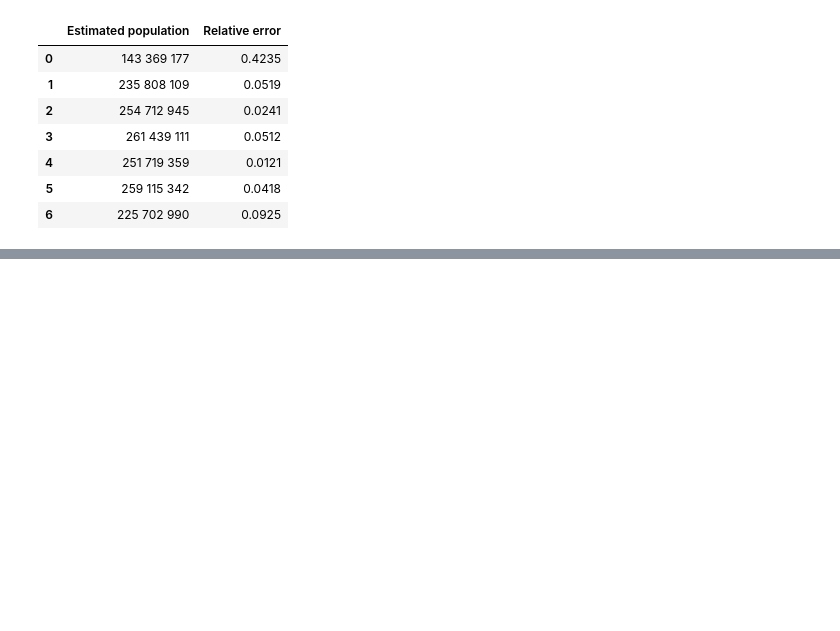
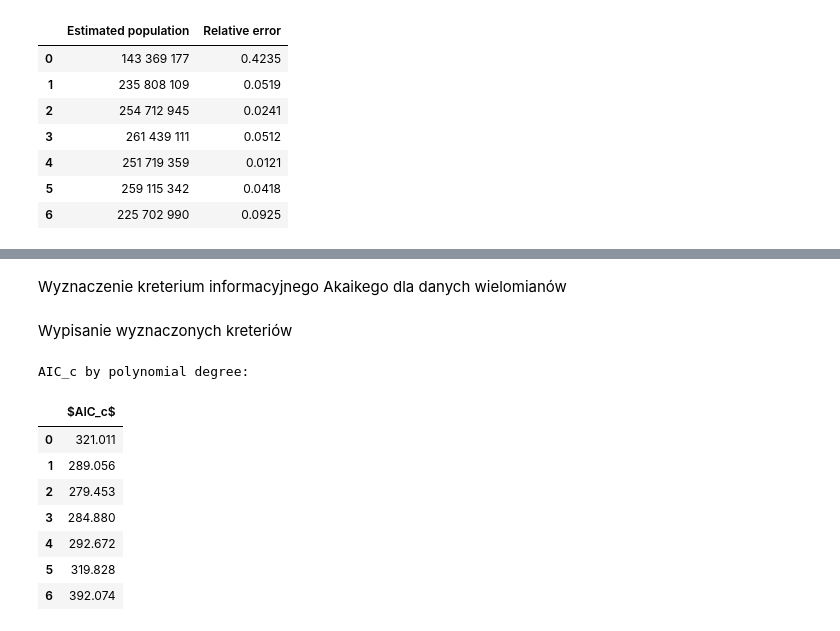
Before and after one commit to Mosder/agh, a Jupyter notebook: sem4/mownit/lab05/zad1.ipynb, the cells around one changed output, grey strips where cells are left out. Drawn from its saved outputs; the diff is of its cells as text; code cells hidden in the pictures; blank space fills up the shorter version.

```diff
--- a/sem4/mownit/lab05/zad1.ipynb
+++ b/sem4/mownit/lab05/zad1.ipynb
@@ -107,0 +120,37 @@ Estimated population for year 1990 (rounded to nearest integer) by polynomial de
+# %%
+# calculate AIC
+def aic(degree, correct, predicted):
+    k = degree + 1
+    n = len(correct)
+    return 2*k + n*np.log(np.sum((correct - predicted) ** 2) / n)
+
+# calculate AIC_c
+def aic_c(degree, correct, predicted):
+    k = degree + 1
+    n = len(correct)
+    return aic(degree, correct, predicted) + 2*k*(k+1) / (n-k-1)
+# %% [markdown]
+Wyznaczenie kreterium informacyjnego Akaikego dla danych wielomianów
+# %%
+# calculate the predicted values
+predicted_values = [evaluate_horner(coeffs, np.arange(1900, 1981, 10)) for coeffs in coefficients]
+
+# calculate aic_c for all polynomials
+aic_c = [aic_c(i, points[:,1], predicted) for i, predicted in enumerate(predicted_values)]
+# %% [markdown]
+Wypisanie wyznaczonych kreteriów
+# %%
+print("AIC_c by polynomial degree:")
+pd.DataFrame(data={
+    r"$AIC_c$": np.round(aic_c,3)
+})
+# %% [output]
+AIC_c by polynomial degree:
+|  | $AIC_c$ |
+| 0 | 321.011 |
+| 1 | 289.056 |
+| 2 | 279.453 |
+| 3 | 284.880 |
+| 4 | 292.672 |
+| 5 | 319.828 |
+| 6 | 392.074 |
```
Also changed, not shown: parts of 4 cells of this notebook, 1 other file.
